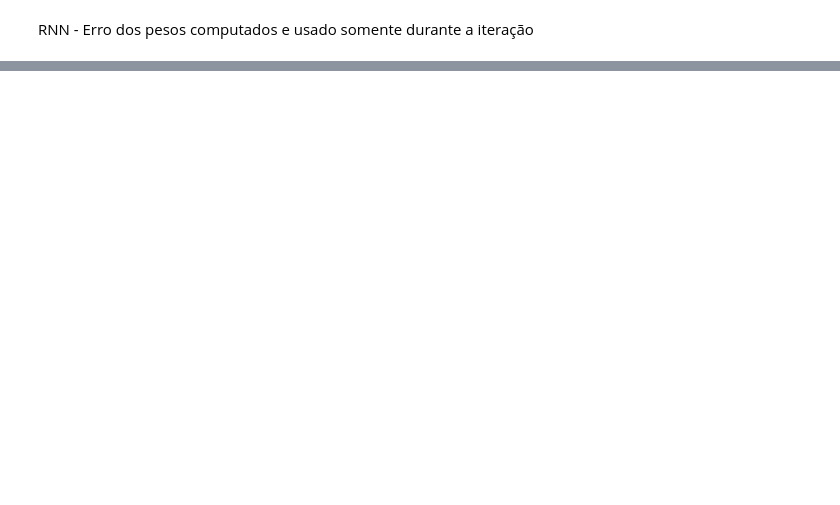
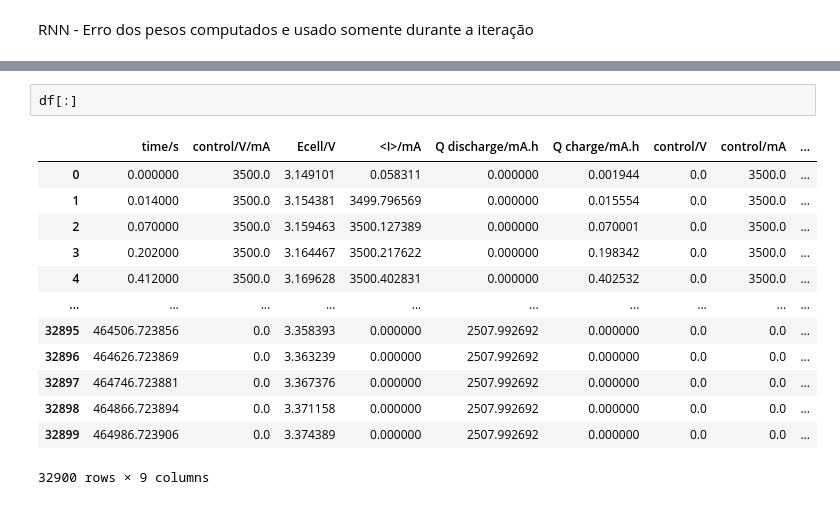
Before and after one commit to cduartes0203/Batteries_Prognostics, a Jupyter notebook: test.ipynb, the cells around one changed output, grey strips where cells are left out. Drawn from its saved outputs; the diff is of its cells as text; blank space fills up the shorter version.

```diff
--- a/test.ipynb
+++ b/test.ipynb
@@ -138,0 +95,16 @@ plot_DSI2(teda,ftrs=3,title='DSI - Granulation',ncol=2)
+# %%
+df[:]
+# %% [output]
+|  | time/s | control/V/mA | Ecell/V | <I>/mA | Q discharge/mA.h | Q charge/mA.h | control/V | control/mA | ... |
+| 0 | 0.000000 | 3500.0 | 3.149101 | 0.058311 | 0.000000 | 0.001944 | 0.0 | 3500.0 | ... |
+| 1 | 0.014000 | 3500.0 | 3.154381 | 3499.796569 | 0.000000 | 0.015554 | 0.0 | 3500.0 | ... |
+| 2 | 0.070000 | 3500.0 | 3.159463 | 3500.127389 | 0.000000 | 0.070001 | 0.0 | 3500.0 | ... |
+| 3 | 0.202000 | 3500.0 | 3.164467 | 3500.217622 | 0.000000 | 0.198342 | 0.0 | 3500.0 | ... |
+| 4 | 0.412000 | 3500.0 | 3.169628 | 3500.402831 | 0.000000 | 0.402532 | 0.0 | 3500.0 | ... |
+| ... | ... | ... | ... | ... | ... | ... | ... | ... | ... |
+| 32895 | 464506.723856 | 0.0 | 3.358393 | 0.000000 | 2507.992692 | 0.000000 | 0.0 | 0.0 | ... |
+| 32896 | 464626.723869 | 0.0 | 3.363239 | 0.000000 | 2507.992692 | 0.000000 | 0.0 | 0.0 | ... |
+| 32897 | 464746.723881 | 0.0 | 3.367376 | 0.000000 | 2507.992692 | 0.000000 | 0.0 | 0.0 | ... |
+| 32898 | 464866.723894 | 0.0 | 3.371158 | 0.000000 | 2507.992692 | 0.000000 | 0.0 | 0.0 | ... |
+| 32899 | 464986.723906 | 0.0 | 3.374389 | 0.000000 | 2507.992692 | 0.000000 | 0.0 | 0.0 | ... |
+32900 rows × 9 columns
```
Also changed, not shown: parts of 13 cells of this notebook, 15 other files.
